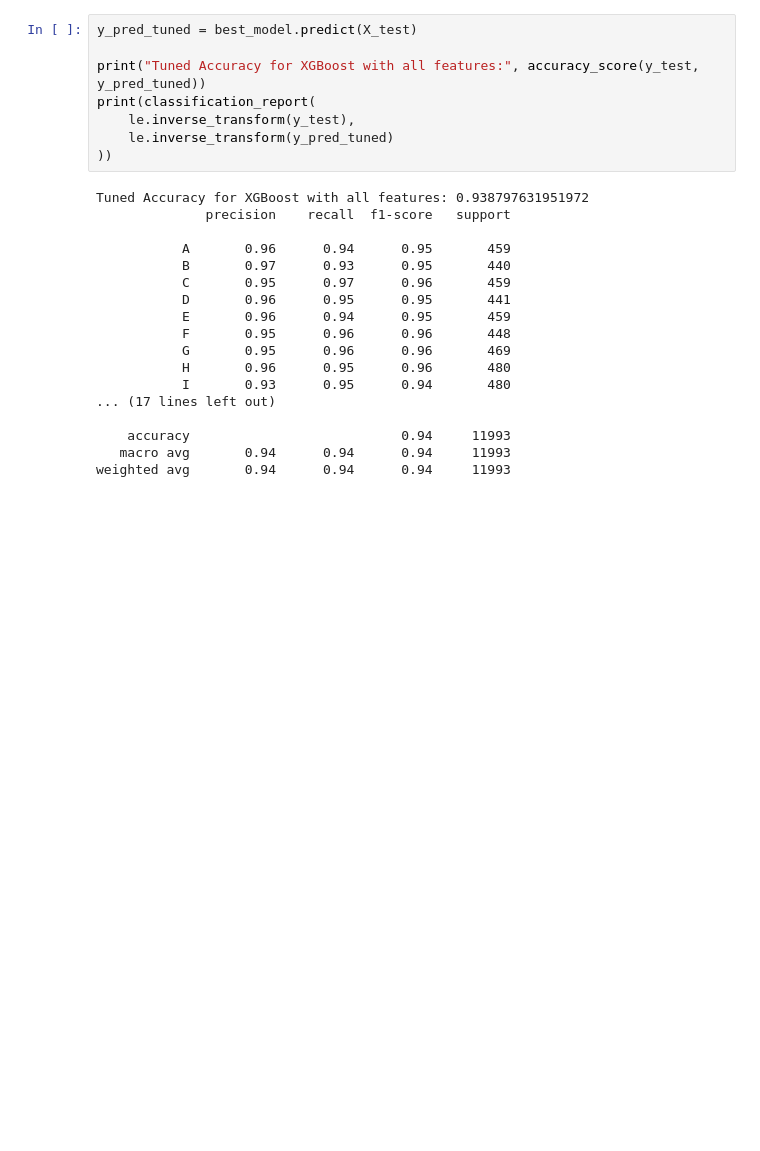
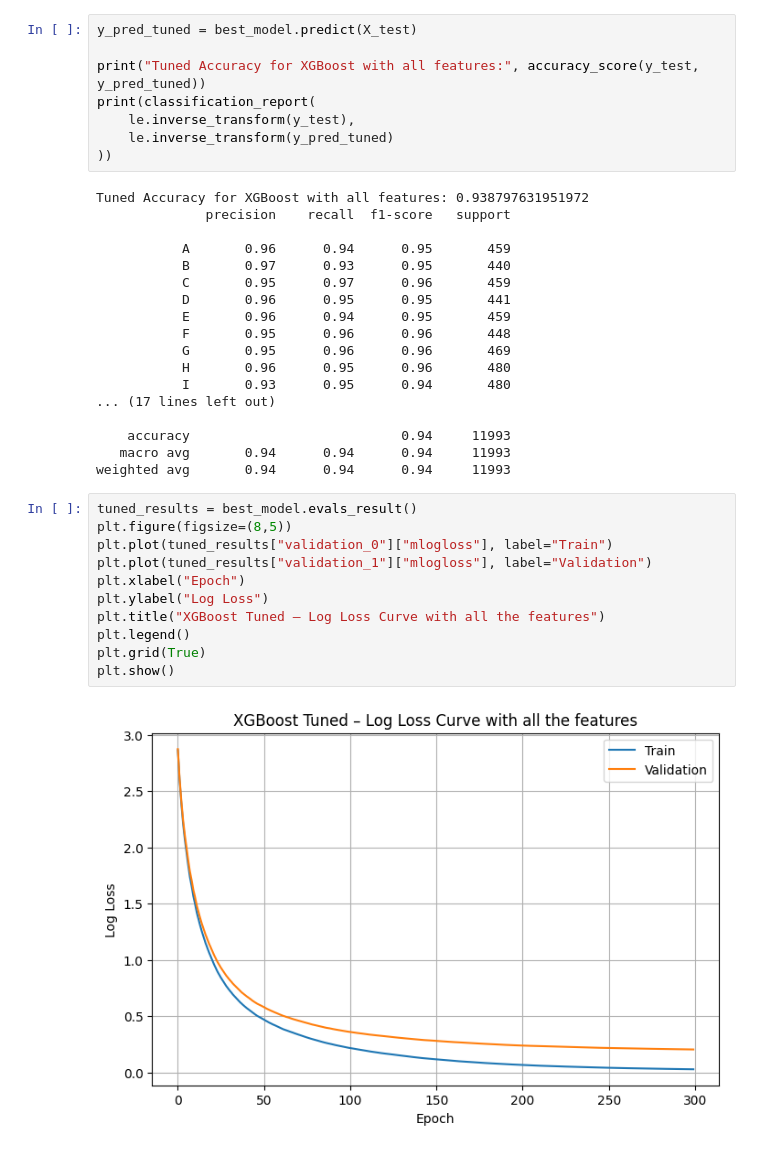
Before and after one commit to codingsanji/SignLink_main, a Jupyter notebook: sign_lang_classification/work.ipynb, the cells around one changed output. Saved outputs shown, nothing was run; the diff lists cells and outputs as text; blank space fills up the shorter version.

Commit message:
model ready

```diff
--- a/sign_lang_classification/work.ipynb
+++ b/sign_lang_classification/work.ipynb
@@ -903,3 +921,16 @@ Tuned Accuracy for XGBoost with all features: 0.938797631951972
     accuracy                           0.94     11993
    macro avg       0.94      0.94      0.94     11993
 weighted avg       0.94      0.94      0.94     11993
+# %%
+tuned_results = best_model.evals_result()
+plt.figure(figsize=(8,5))
+plt.plot(tuned_results["validation_0"]["mlogloss"], label="Train")
+plt.plot(tuned_results["validation_1"]["mlogloss"], label="Validation")
+plt.xlabel("Epoch")
+plt.ylabel("Log Loss")
+plt.title("XGBoost Tuned – Log Loss Curve with all the features")
+plt.legend()
+plt.grid(True)
+plt.show()
+# %% [output]
+[figure, added]
```
Also changed, not shown: parts of 7 cells of this notebook.
